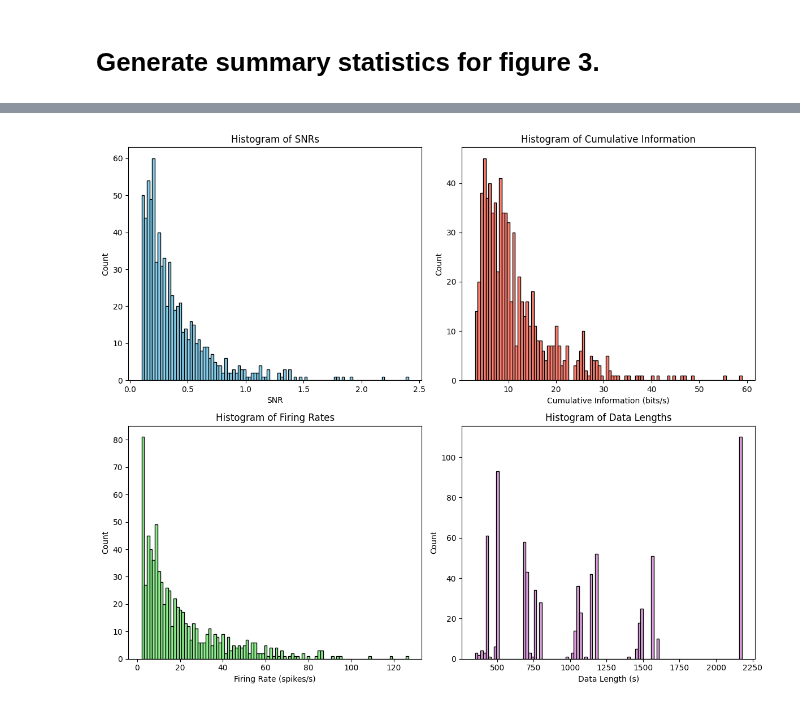
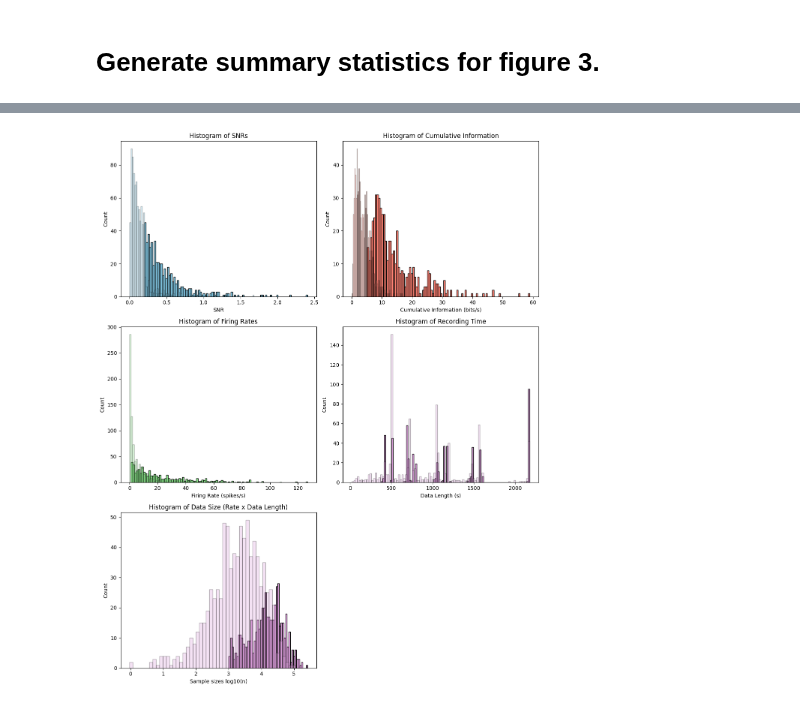
Before and after one commit to theunissenlab/strfPy, a Jupyter notebook: PaperFigs/summaryStats.ipynb, the cells around one changed output, grey strips where cells are left out. Saved outputs shown, nothing was run; the diff lists cells and outputs as text; code cells hidden in the pictures.

Commit message:
Contined to work on scripts for summary statistics figure.

```diff
--- a/PaperFigs/summaryStats.ipynb
+++ b/PaperFigs/summaryStats.ipynb
@@ -53,12 +55,17 @@ XXXLbl116XF 21 0.16877497922470766 8.143269232266018
 # %%
-# make historgram of snr and infos
+# Store all the data in numpy arrays
 
 snrs = []
 infos = []
 units = []
 birds = []
+nwbFiles = []
 rate = []
 data_length = []
+r2Ceils = []
+r2Segs = []
+r2segIds = []
+r2STRFs = []
 
 for f in data_files:
     file_path = os.path.join(data_dir, f)
@@ -73,11 +80,20 @@ for f in data_files:
             birds.append(row['bird'])
             rate.append(row['segModel']['yavg'])
             data_length.append(row['totWeight'])
+            nwbFiles.append(row['nwb_file'])
+            r2Ceils.append(row['r2Ceil'])
+            r2Segs.append(row['r2segModel'])
+            r2segIds.append(row['r2segIDModelLG'])
+            r2STRFs.append(row['r2STRF'])
 
 snrs = np.array(snrs)
 infos = np.array(infos)
 rate = np.array(rate)
 data_length = np.array(data_length)
+r2Ceils = np.array(r2Ceils)
+r2Segs = np.array(r2Segs)
+r2segIds = np.array(r2segIds)
+r2STRFs = np.array(r2STRFs)
 # %% [output]
 https://scikit-learn.org/stable/model_persistence.html#security-maintainability-limitations
   warnings.warn(
@@ -99,34 +115,43 @@ https://scikit-learn.org/stable/model_persistence.html#security-maintainability-
 # %%
 # Plot histograms
 # We need to figure out thresholds for auditory units.  I propose this:
-information_threshold = 3.0 # in bits/s
-snr_threshold = 0.1 # unitless
-rate_threshold = 2.0 # average evoked rate in spikes/s
-data_length_threshold = 200.0 * 1000 # number of ms bins.  Here 200 seconds of data ~ 10 trials of 10 songs each aprox 2 seconds long
+information_threshold = 5.0 # in bits/s
+snr_threshold = 0.2 # unitless
+rate_threshold = 1.0 # average evoked rate in spikes/s
+data_size_threshold = 1000 # Requiring at leat 1000 spikes.
 
-idx = (snrs > snr_threshold) & (infos > information_threshold) & (rate > rate_threshold) & (data_length > data_length_threshold)
-print(f"Number of units with SNR > {snr_threshold} and Information > {information_threshold} and Rate > {rate_threshold} and Data Length > {data_length_threshold}: {np.sum(idx)}")
-
-plt.figure(figsize=(12, 10))
-plt.subplot(2, 2, 1)
+idx = (snrs > snr_threshold) & (infos > information_threshold) & (rate > rate_threshold) & (rate*data_length/1000 > data_size_threshold)
+print(f"Number of units with SNR > {snr_threshold} and Information > {information_threshold} and Rate > {rate_threshold} and Data Size > {data_size_threshold}: {np.sum(idx)}/{len(snrs)}")
+plt.figure(figsize=(12, 15))
+plt.subplot(3, 2, 1)
 plt.hist(snrs[idx], bins=100, color='skyblue', edgecolor='black')
+plt.hist(snrs[~idx], bins=100, color='skyblue', edgecolor='black', alpha=0.3)
 plt.title('Histogram of SNRs')
 plt.xlabel('SNR')
 plt.ylabel('Count')
-plt.subplot(2, 2, 2)
+plt.subplot(3, 2, 2)
 plt.hist(infos[idx], bins=100, color='salmon', edgecolor='black')
+plt.hist(infos[~idx], bins=100, color='salmon', edgecolor='black', alpha=0.3)
 plt.title('Histogram of Cumulative Information')
 plt.xlabel('Cumulative Information (bits/s)')
 plt.ylabel('Count')
-plt.subplot(2, 2, 3)
+plt.subplot(3, 2, 3)
 plt.hist(rate[idx], bins=100, color='lightgreen', edgecolor='black')
+plt.hist(rate[~idx], bins=100, color='lightgreen', edgecolor='black', alpha=0.3)
 plt.title('Histogram of Firing Rates')
 plt.xlabel('Firing Rate (spikes/s)')
 plt.ylabel('Count')
-plt.subplot(2, 2, 4)
+plt.subplot(3, 2, 4)
 plt.hist(data_length[idx]/1000, bins=100, color='plum', edgecolor='black')
-plt.title('Histogram of Data Lengths')
+plt.hist(data_length[~idx]/1000, bins=100, color='plum', edgecolor='black', alpha=0.3)
+plt.title('Histogram of Recording Time')
 plt.xlabel('Data Length (s)')
+plt.ylabel('Count')
+plt.subplot(3, 2, 5)
+plt.hist(np.log10(rate[idx]*data_length[idx]/1000), bins=50, color='plum', edgecolor='black')
+plt.hist(np.log10(rate[~idx]*data_length[~idx]/1000), bins=50, color='plum', edgecolor='black', alpha=0.3)
+plt.title('Histogram of Data Size (Rate x Data Length)')
+plt.xlabel('Sample sizes log10(n)')
 plt.ylabel('Count')
 plt.tight_layout()
 plt.show()
@@ -141,6 +166,10 @@ plt.title('Cumulative Information vs SNR')
 plt.xlabel('SNR')
 plt.ylabel('Cumulative Information (bits/s)')
 plt.grid(True)
+# Add text labels for snr> 1
+for i, snr in enumerate(snrs):
+    if idx[i] and snr > 1.0:
+        plt.text(snrs[i], infos[i], f"{i}", fontsize=6)
 plt.subplot(1,2,2)
 plt.scatter(snrs[idx], infos[idx], c = np.log10(rate[idx]), cmap ='viridis', alpha=0.7)
 plt.title('Cumulative Information vs SNR')
@@ -148,11 +177,39 @@ plt.xlim((0.0, 1.0))
 plt.xlabel('SNR')
 plt.ylim((0.0, 30.0))
 plt.ylabel('Cumulative Information (bits/s)')
-cbar = plt.colorbar()
+cbar = plt.colorbar(label='Firing Rate (spikes/s)')
 tickvalues = cbar.get_ticks()
-cbar.set_ticks([0, 1.0, 2.0])
-cbar.set_ticklabels([0, 10, 100])
+cbar.set_ticks([np.log10(rate_threshold), 1.0, 2.0])
+cbar.set_ticklabels([rate_threshold, 10, 100])
 plt.grid(True)
 
 plt.show()
+
+# Scatter plot of cumulative information vs SNR colored by square root total data
+
+plt.figure(figsize=(12, 5))
+plt.subplot(1,2,1)
+plt.scatter(snrs[idx], infos[idx], c = np.log10(rate[idx]*data_length[idx]/1000), cmap ='viridis', alpha=0.7)
+plt.title('Cumulative Information vs SNR')
+plt.xlabel('SNR')
+plt.ylabel('Cumulative Information (bits/s)')
+plt.grid(True)
+# Add text labels for snr> 1
+for i, snr in enumerate(snrs):
+    if idx[i] and snr > 1.0:
+        plt.text(snrs[i], infos[i], f"{i}", fontsize=6)
+plt.subplot(1,2,2)
+plt.scatter(snrs[idx], infos[idx], c = np.log10(rate[idx]*data_length[idx]/1000), cmap ='viridis', alpha=0.7)
+plt.title('Cumulative Information vs SNR')
+plt.xlim((0.0, 1.0))
+plt.xlabel('SNR')
+plt.ylim((0.0, 30.0))
+plt.ylabel('Cumulative Information (bits/s)')
+cbar = plt.colorbar(label='Data Samples')
+tickvalues = cbar.get_ticks()
+cbar.set_ticks([3.0, 4.0, 5.0])
+cbar.set_ticklabels([1000, 10000, 100000])
+plt.grid(True)
+
+plt.show()
 # %% [output]
@@ -160 +217 @@ Number of units with SNR > 0.1 and Information > 3.0 and Rate > 2.0 and Data Len
-[figure, old version]
+[figure, new version]
```
Also changed, not shown: parts of 7 cells of this notebook.
